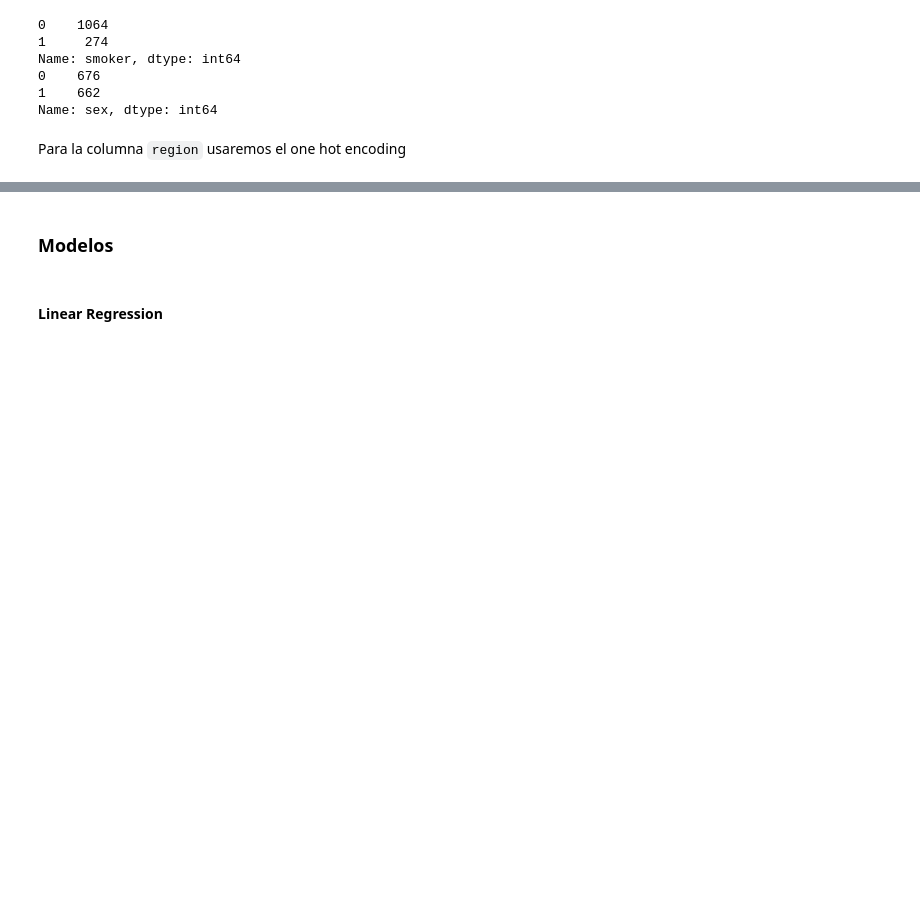
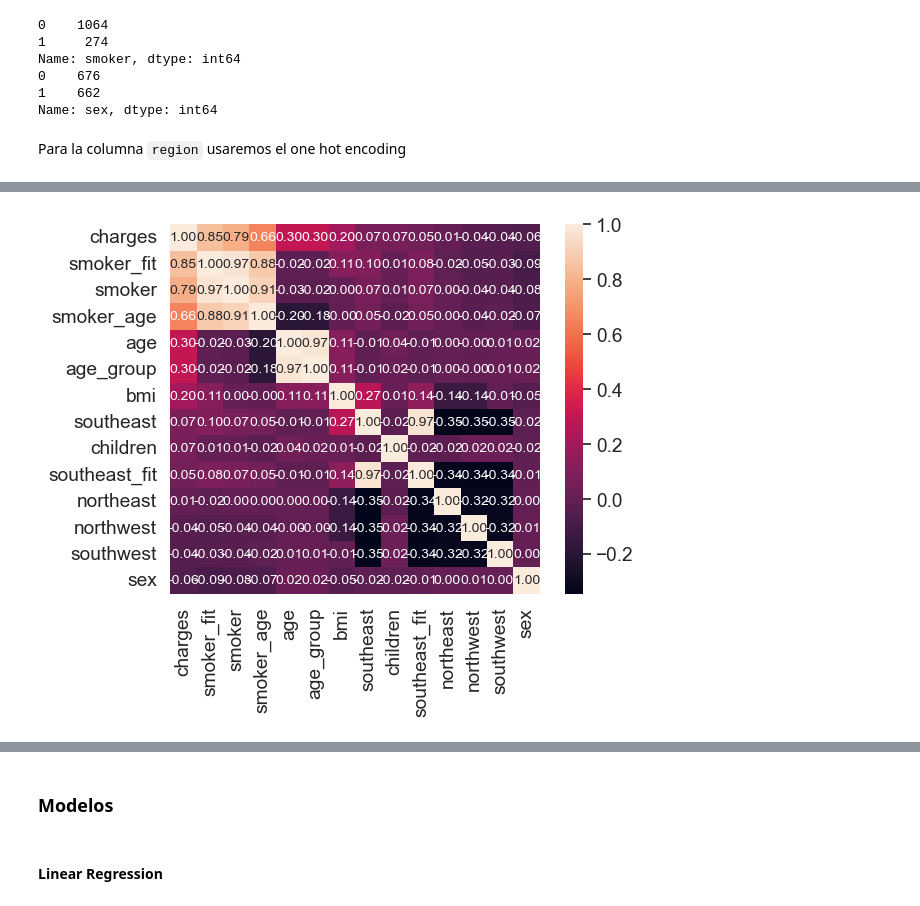
Before and after one commit to braiso-22/ejercicio-seguro-medico, a Jupyter notebook: seguro-medico.ipynb, the cells around one changed output, grey strips where cells are left out. Saved outputs shown, nothing was run; the diff lists cells and outputs as text; code cells hidden in the pictures; blank space fills up the shorter version.

```diff
--- a/seguro-medico.ipynb
+++ b/seguro-medico.ipynb
@@ -110,0 +140,13 @@ df.head()
+# %%
+df["smoker_fit"] =  df["bmi"].astype(int)*df["smoker"].astype(int)
+df["smoker_age"] =  df["smoker"].astype(int)/df["age"].astype(int)
+df["southeast_fit"] =  df["southeast"].astype(int)/df["bmi"].astype(int)
+# %%
+corrmat = df.corr()
+cols = corrmat.nlargest(k, 'charges')['charges'].index
+cm = np.corrcoef(df[cols].values.T)
+sns.set(font_scale=1.25)
+hm = sns.heatmap(cm, cbar=True, annot=True, square=True, fmt='.2f', annot_kws={'size': 10}, yticklabels=cols.values, xticklabels=cols.values)
+plt.show()
+# %% [output]
+[figure, added]
```
Also changed, not shown: parts of 12 cells of this notebook.
